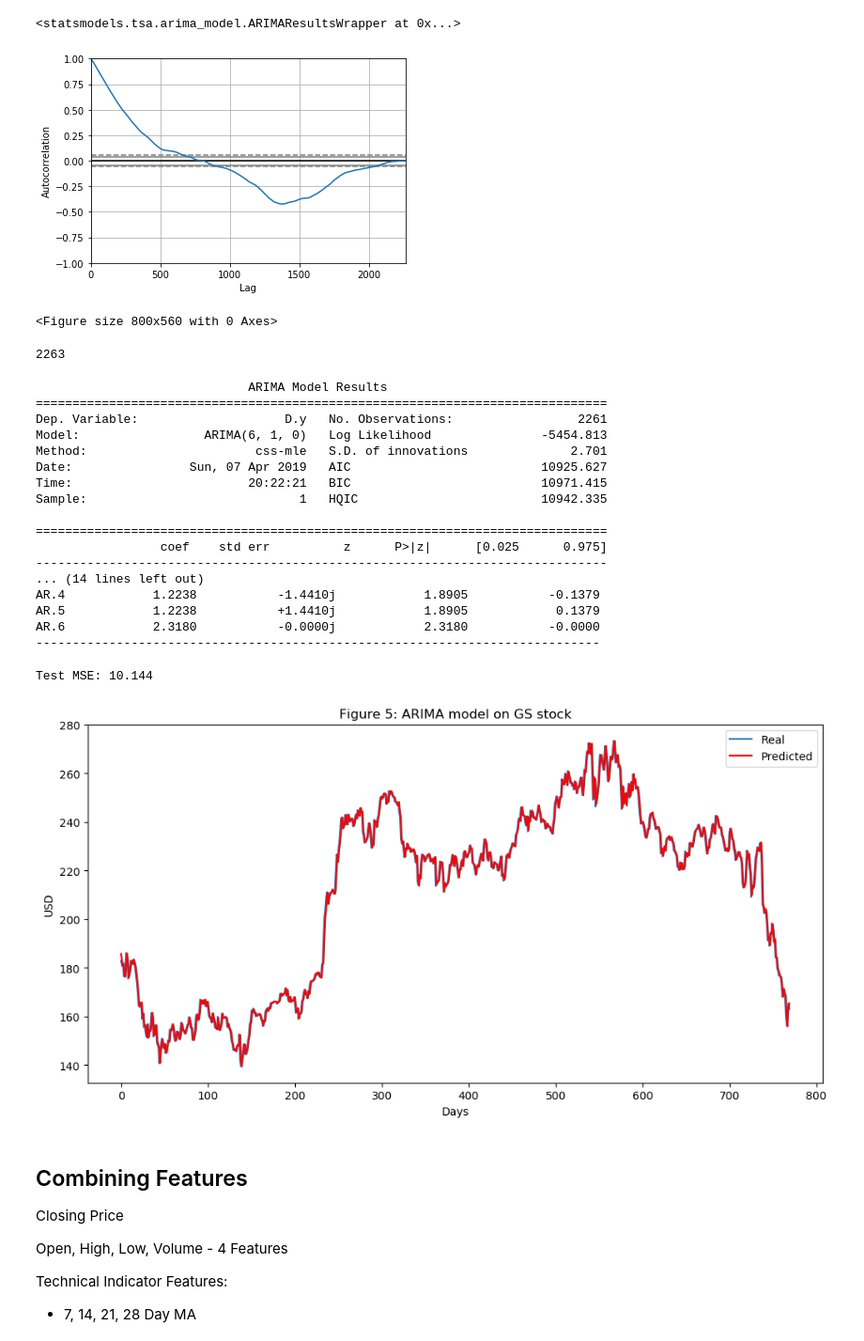
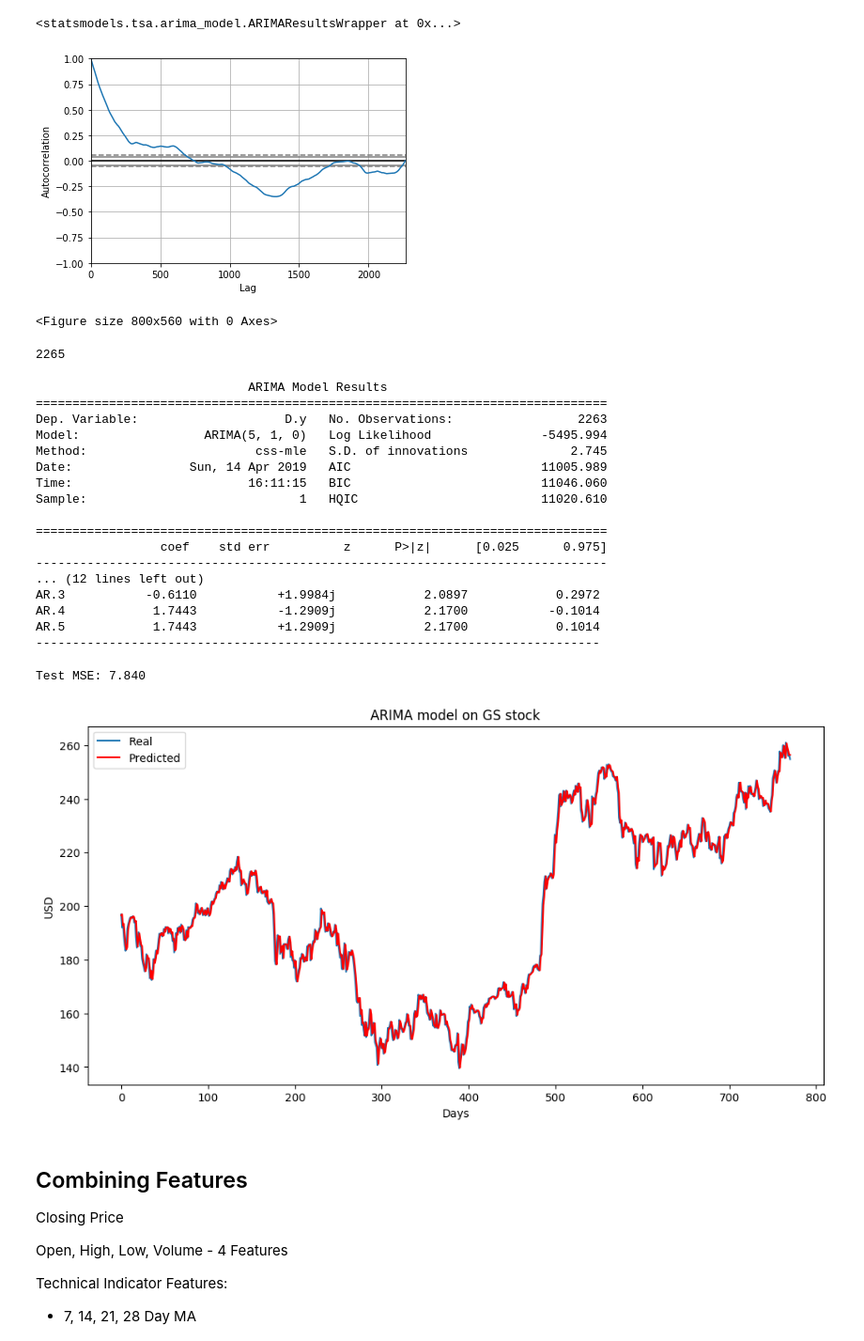
Before and after one commit to angshenting/stockprediction, a Jupyter notebook: Stock Trading Features.ipynb, the cells around one changed output. Shown at 94% size. Cells and saved outputs as stored; diff of their text form; code cells hidden in the pictures.

```diff
--- a/Stock Trading Features.ipynb
+++ b/Stock Trading Features.ipynb
@@ -37 +37,3 @@ msft_df = pd.read_csv('data/MSFT.csv', header=0, parse_dates=[0], date_parser=pa
+# %%
+gs_df = pd.read_csv('data/GS.csv', header=0, parse_dates=[-1])
 # %%
@@ -274,7 +235,7 @@ from statsmodels.tsa.arima_model import ARIMA
 from pandas import DataFrame
 from pandas import datetime
 
-series = gs_df['Close']
+series = gs_df['close']
 model = ARIMA(series, order=(5, 1, 0))
 model_fit = model.fit(disp=0)
 print(model_fit.summary())
@@ -301,12 +262,12 @@ model_fit
 # %% [output]
 <statsmodels.tsa.arima_model.ARIMAResultsWrapper at 0x...>
 # %%
-from pandas.tools.plotting import autocorrelation_plot
+from pandas.plotting import autocorrelation_plot
 autocorrelation_plot(series)
 plt.figure(figsize=(10, 7), dpi=80)
 plt.show()
 # %% [output]
-[figure, old version]
+[figure, new version]
 <Figure size 800x560 with 0 Axes>
 # %%
 from pandas import read_csv
@@ -320,7 +281,7 @@ train, test = X[0:size], X[size:len(X)]
 history = [x for x in train]
 predictions = list()
 for t in range(len(test)):
-    model = ARIMA(history, order=(6,1,0))
+    model = ARIMA(history, order=(5,1,0))
     model_fit = model.fit(disp=0)
     output = model_fit.forecast()
     yhat = output[0]
@@ -330,43 +291,43 @@ for t in range(len(test)):
 # %%
 len(history)
 # %% [output]
-2263
+2265
 # %%
 print(model_fit.summary())
 # %% [output]
                              ARIMA Model Results
 ==============================================================================
-Dep. Variable:                    D.y   No. Observations:                 2261
-Model:                 ARIMA(6, 1, 0)   Log Likelihood               -5454.813
-Method:                       css-mle   S.D. of innovations              2.701
-Date:                Sun, 07 Apr 2019   AIC                          10925.627
-Time:                        20:22:21   BIC                          10971.415
-Sample:                             1   HQIC                         10942.335
+Dep. Variable:                    D.y   No. Observations:                 2263
+Model:                 ARIMA(5, 1, 0)   Log Likelihood               -5495.994
+Method:                       css-mle   S.D. of innovations              2.745
+Date:                Sun, 14 Apr 2019   AIC                          11005.989
+Time:                        16:11:15   BIC                          11046.060
+Sample:                             1   HQIC                         11020.610
 
 ==============================================================================
                  coef    std err          z      P>|z|      [0.025      0.975]
 ------------------------------------------------------------------------------
-... (14 lines left out)
-AR.4            1.2238           -1.4410j            1.8905           -0.1379
-AR.5            1.2238           +1.4410j            1.8905            0.1379
-AR.6            2.3180           -0.0000j            2.3180           -0.0000
+... (12 lines left out)
+AR.3           -0.6110           +1.9984j            2.0897            0.2972
+AR.4            1.7443           -1.2909j            2.1700           -0.1014
+AR.5            1.7443           +1.2909j            2.1700            0.1014
 -----------------------------------------------------------------------------
 # %%
 error = mean_squared_error(test, predictions)
 print('Test MSE: %.3f' % error)
 # %% [output]
-Test MSE: 10.144
+Test MSE: 7.840
 # %%
 plt.figure(figsize=(12, 6), dpi=100)
 plt.plot(test, label='Real')
 plt.plot(predictions, color='red', label='Predicted')
 plt.xlabel('Days')
 plt.ylabel('USD')
-plt.title('Figure 5: ARIMA model on GS stock')
+plt.title('ARIMA model on GS stock')
 plt.legend()
 plt.show()
 # %% [output]
-[figure, old version]
+[figure, new version]
 # %% [markdown]
 ## Combining Features
 
```
Also changed, not shown: parts of 74 cells of this notebook.
